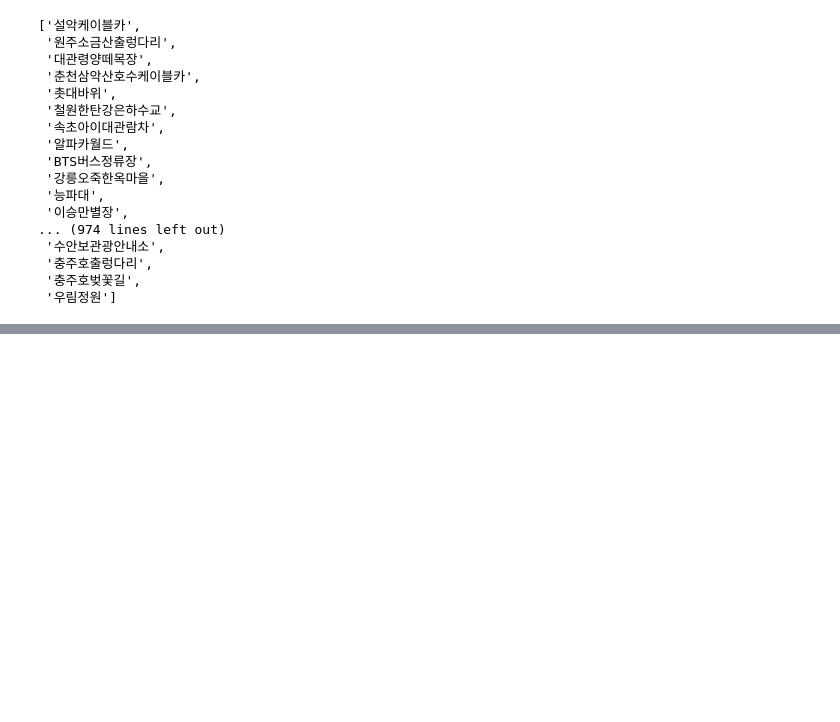
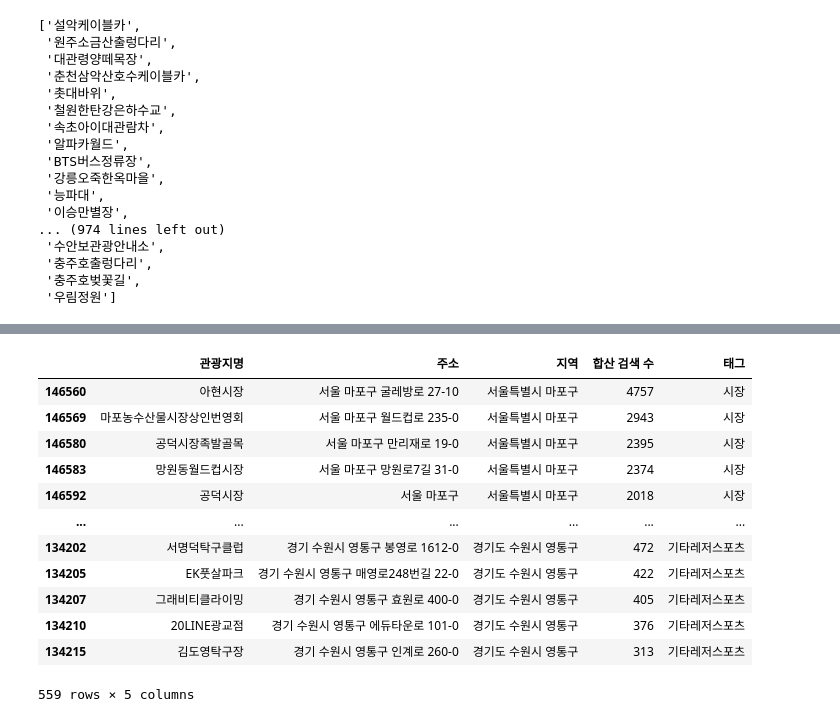
Before and after one commit to uowol/hanium_skbs_chatbot, a Jupyter notebook: develop/lab/js_lab.ipynb, the cells around one changed output, grey strips where cells are left out. Saved outputs shown, nothing was run; the diff lists cells and outputs as text; code cells hidden in the pictures; blank space fills up the shorter version.

```diff
--- a/develop/lab/js_lab.ipynb
+++ b/develop/lab/js_lab.ipynb
@@ -902,0 +1263,6 @@ list(lab_25['관광지명'])
+# %%
+dongban_df = all[['동반유형','동반유형_빈도수','동반유형 관련 키워드','지역']].dropna().drop_duplicates()
+del_list = ['강원도','경기도','경상남도','경상북도','광주광역시','대구광역시','대전광역시','부산광역시','서울특별시','세종특별자치시','울산광역시','인천광역시','전라남도','전라북도','제주특별자치도','충청남도','충청북도']
+for d in del_list:
+    dongban_df = dongban_df[dongban_df['지역'] != d]
+dongban_df['동반유형_빈도수'] = dongban_df['동반유형_빈도수'].apply(pd.to_numeric)
@@ -902,0 +1296,21 @@ list(lab_25['관광지명'])
+# %%
+test1 = dongban_df[dongban_df['동반유형'] == '연인'].sort_values(by=['동반유형_빈도수'] ,ascending=False).head(10)
+top_list = list(test1['지역'])
+temp_df_list = []
+for r in top_list:
+    temp_df_list.append(df_tag[df_tag['지역'] == r])
+pd.concat(temp_df_list, axis = 0)
+# %% [output]
+|  | 관광지명 | 주소 | 지역 | 합산 검색 수 | 태그 |
+| 146560 | 아현시장 | 서울 마포구 굴레방로 27-10 | 서울특별시 마포구 | 4757 | 시장 |
+| 146569 | 마포농수산물시장상인번영회 | 서울 마포구 월드컵로 235-0 | 서울특별시 마포구 | 2943 | 시장 |
+| 146580 | 공덕시장족발골목 | 서울 마포구 만리재로 19-0 | 서울특별시 마포구 | 2395 | 시장 |
+| 146583 | 망원동월드컵시장 | 서울 마포구 망원로7길 31-0 | 서울특별시 마포구 | 2374 | 시장 |
+| 146592 | 공덕시장 | 서울 마포구 | 서울특별시 마포구 | 2018 | 시장 |
+| ... | ... | ... | ... | ... | ... |
+| 134202 | 서명덕탁구클럽 | 경기 수원시 영통구 봉영로 1612-0 | 경기도 수원시 영통구 | 472 | 기타레저스포츠 |
+| 134205 | EK풋살파크 | 경기 수원시 영통구 매영로248번길 22-0 | 경기도 수원시 영통구 | 422 | 기타레저스포츠 |
+| 134207 | 그래비티클라이밍 | 경기 수원시 영통구 효원로 400-0 | 경기도 수원시 영통구 | 405 | 기타레저스포츠 |
+| 134210 | 20LINE광교점 | 경기 수원시 영통구 에듀타운로 101-0 | 경기도 수원시 영통구 | 376 | 기타레저스포츠 |
+| 134215 | 김도영탁구장 | 경기 수원시 영통구 인계로 260-0 | 경기도 수원시 영통구 | 313 | 기타레저스포츠 |
+559 rows × 5 columns
```
Also changed, not shown: parts of 12 cells of this notebook, 1 other file.
